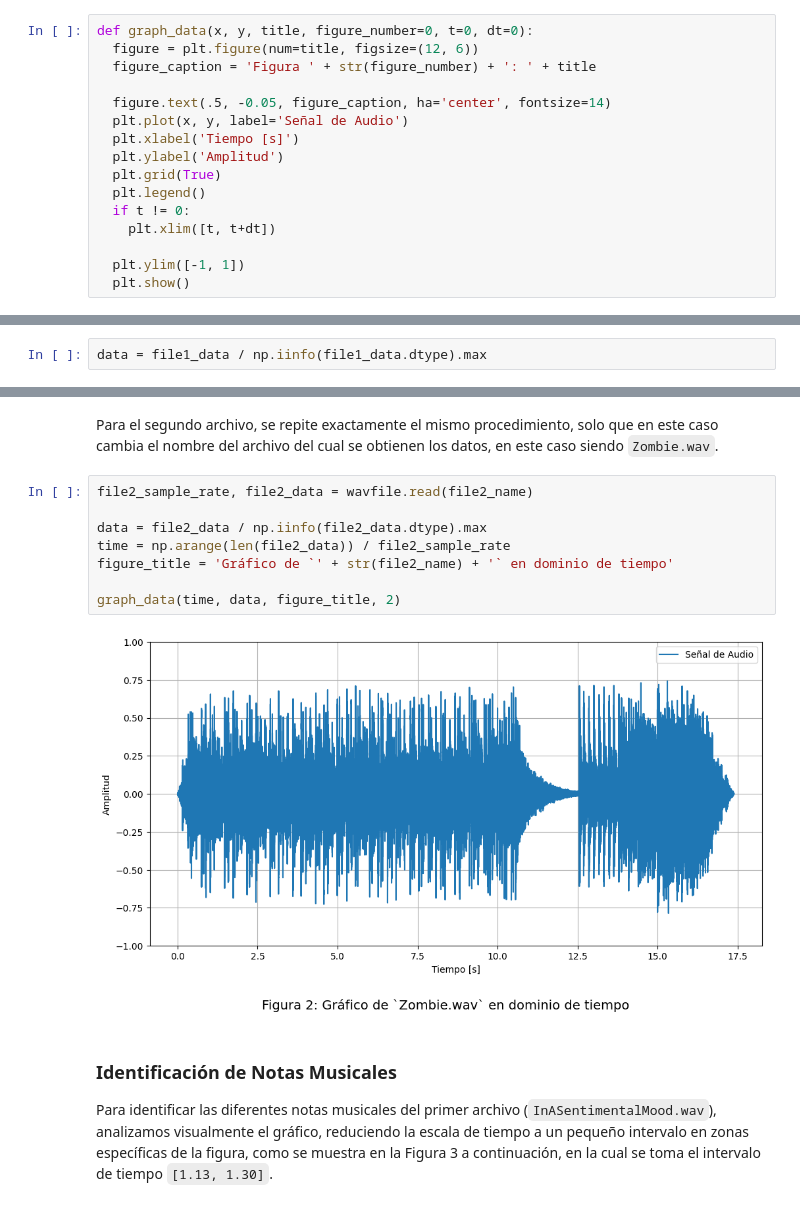
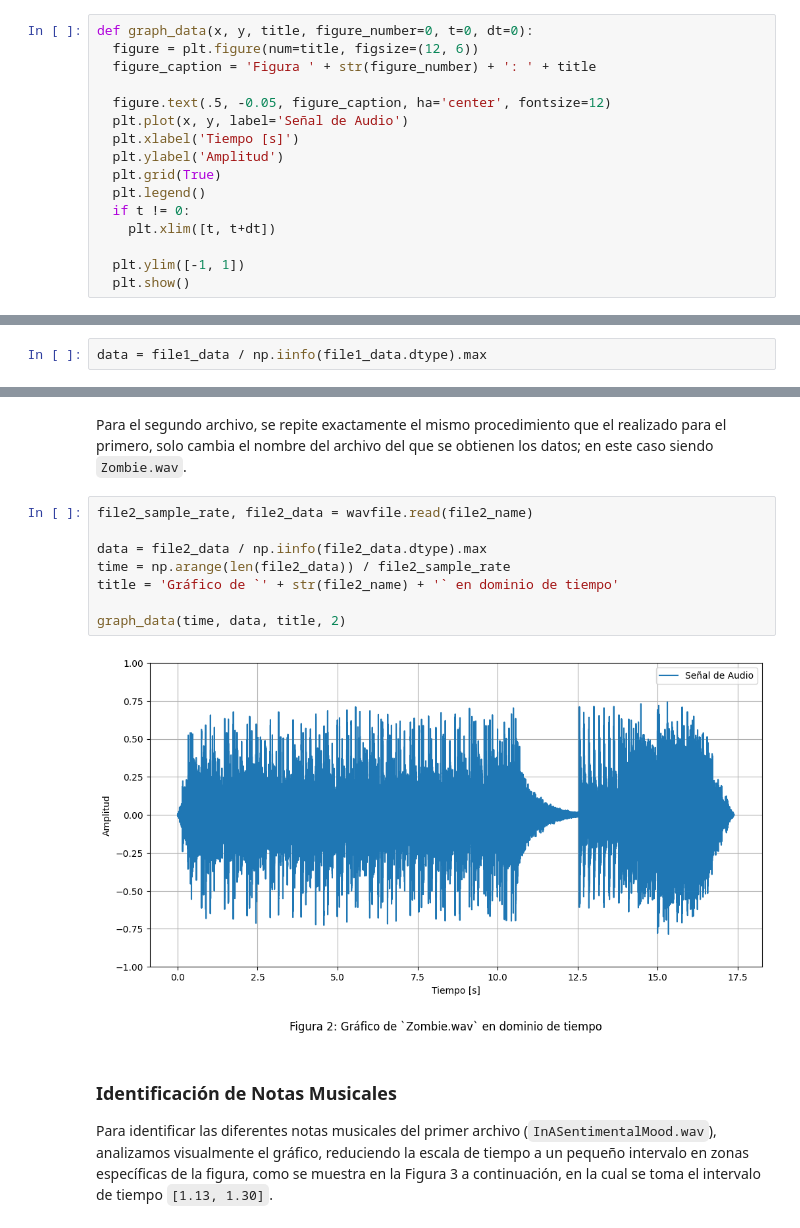
Before and after one commit to mjkloeckner/TB065, a Jupyter notebook: primera_parte/tpe_primera_parte.ipynb, the cells around one changed output, grey strips where cells are left out. Drawn from its saved outputs; the diff is of its cells as text.

```diff
--- a/primera_parte/tpe_primera_parte.ipynb
+++ b/primera_parte/tpe_primera_parte.ipynb
@@ -52,7 +52,7 @@ def graph_data(x, y, title, figure_number=0, t=0, dt=0):
   figure = plt.figure(num=title, figsize=(12, 6))
   figure_caption = 'Figura ' + str(figure_number) + ': ' + title
 
-  figure.text(.5, -0.05, figure_caption, ha='center', fontsize=14)
+  figure.text(.5, -0.05, figure_caption, ha='center', fontsize=12)
   plt.plot(x, y, label='Señal de Audio')
   plt.xlabel('Tiempo [s]')
   plt.ylabel('Amplitud')
@@ -88,17 +89,15 @@ graph_data(time, data, figure_title, 1)
 # %% [markdown]
-Para el segundo archivo, se repite exactamente el mismo procedimiento,
-solo que en este caso cambia el nombre del archivo del cual se obtienen los
-datos, en este caso siendo `Zombie.wav`.
+Para el segundo archivo, se repite exactamente el mismo procedimiento que el realizado para el primero, solo cambia el nombre del archivo del que se obtienen los datos; en este caso siendo `Zombie.wav`.
 # %%
 file2_sample_rate, file2_data = wavfile.read(file2_name)
 
 data = file2_data / np.iinfo(file2_data.dtype).max
 time = np.arange(len(file2_data)) / file2_sample_rate
-figure_title = 'Gráfico de `' + str(file2_name) + '` en dominio de tiempo'
+title = 'Gráfico de `' + str(file2_name) + '` en dominio de tiempo'
 
-graph_data(time, data, figure_title, 2)
+graph_data(time, data, title, 2)
 # %% [output]
-[figure, old version]
+[figure, new version]
 # %% [markdown]
 ### **Identificación de Notas Musicales**
 
```
Also changed, not shown: parts of 10 cells of this notebook.
